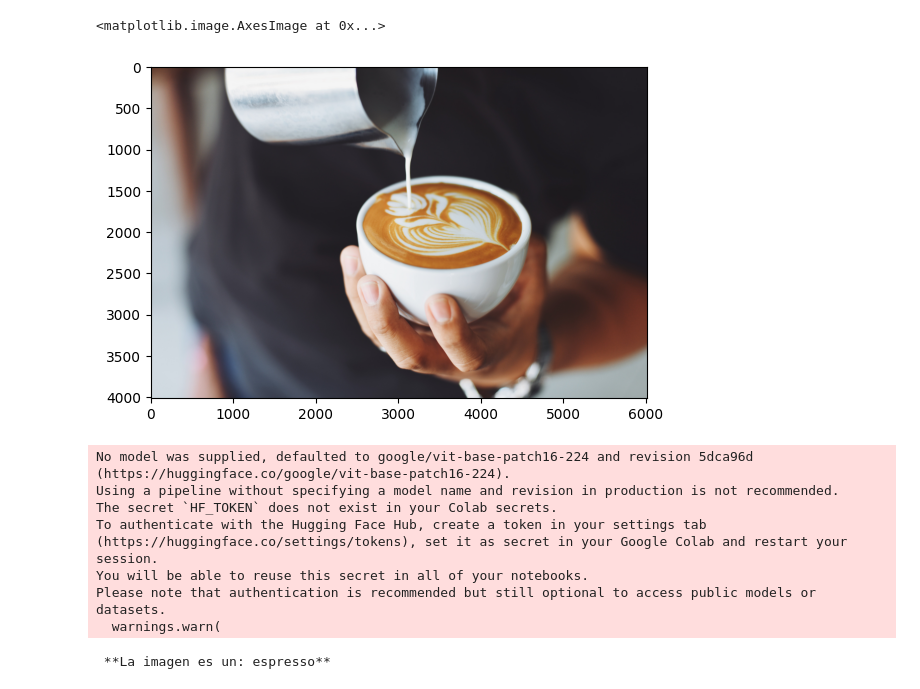
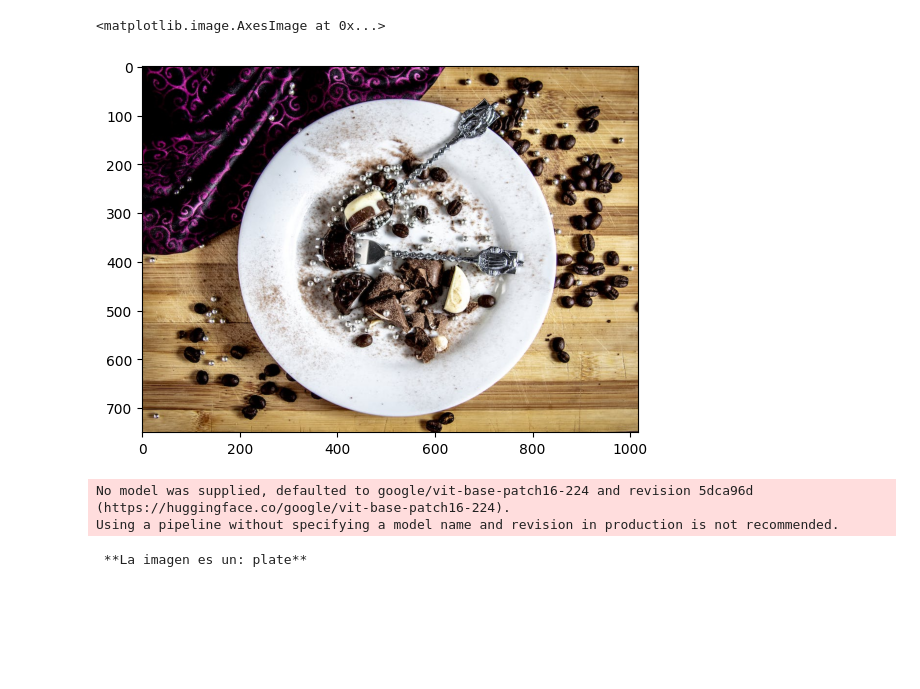
Before and after one commit to Distagnent/Hands-on-Computer-Vision, a Jupyter notebook: Sesiones/Sesion1/Exercise1.ipynb, the cells around one changed output. Saved outputs shown, nothing was run; the diff lists cells and outputs as text; code cells hidden in the pictures; blank space fills up the shorter version.

Commit message:
Cambio de Imagen

```diff
--- a/Sesiones/Sesion1/Exercise1.ipynb
+++ b/Sesiones/Sesion1/Exercise1.ipynb
@@ -18,15 +18,15 @@ nombre = "Michael Ronaldo Rueda Barragán" # @param {type:"string"}
 codigo = "2204131" # @param {type:"string"}
 # %%
 # @title cargar imagen
-url = "https://images.pexels.com/photos/302899/pexels-photo-302899.jpeg"
+url = "https://images.pexels.com/photos/4115053/pexels-photo-4115053.jpeg?auto=compress&cs=tinysrgb&w=1260&h=750&dpr=1"
 # puedes cambiar la url y poner una de internet!
 
 img = Image.open(requests.get(url, stream=True).raw)
 
 plt.imshow(img)
 # %% [output]
 <matplotlib.image.AxesImage at 0x...>
-[figure, old version]
+[figure, new version]
 # %%
 # @title clasificar imagen
 classifier = pipeline('image-classification')
@@ -37,12 +37,7 @@ print(f"\n **La imagen es un: {result[0]['label']}** ")
 # %% [output]
 No model was supplied, defaulted to google/vit-base-patch16-224 and revision 5dca96d (https://huggingface.co/google/vit-base-patch16-224).
 Using a pipeline without specifying a model name and revision in production is not recommended.
-The secret `HF_TOKEN` does not exist in your Colab secrets.
-To authenticate with the Hugging Face Hub, create a token in your settings tab (https://huggingface.co/settings/tokens), set it as secret in your Google Colab and restart your session.
-You will be able to reuse this secret in all of your notebooks.
-Please note that authentication is recommended but still optional to access public models or datasets.
-  warnings.warn(
- **La imagen es un: espresso**
+ **La imagen es un: plate**
 # %% [markdown]
 ## Guarda tus cambios en el repositorio
 
```
